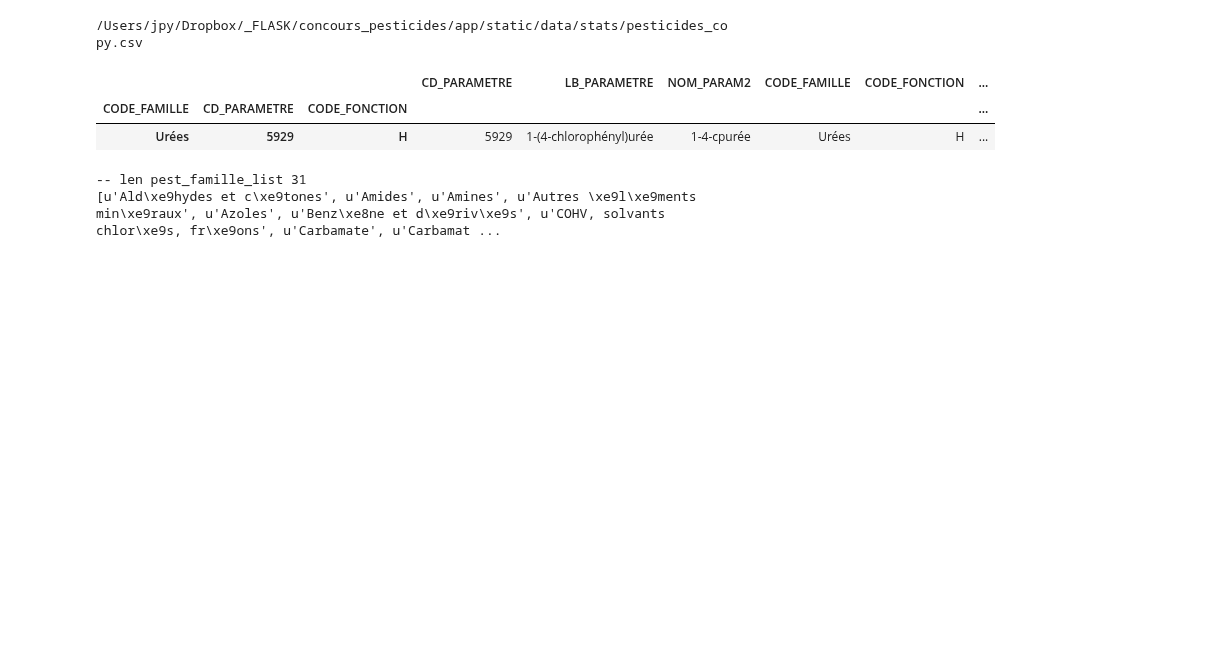
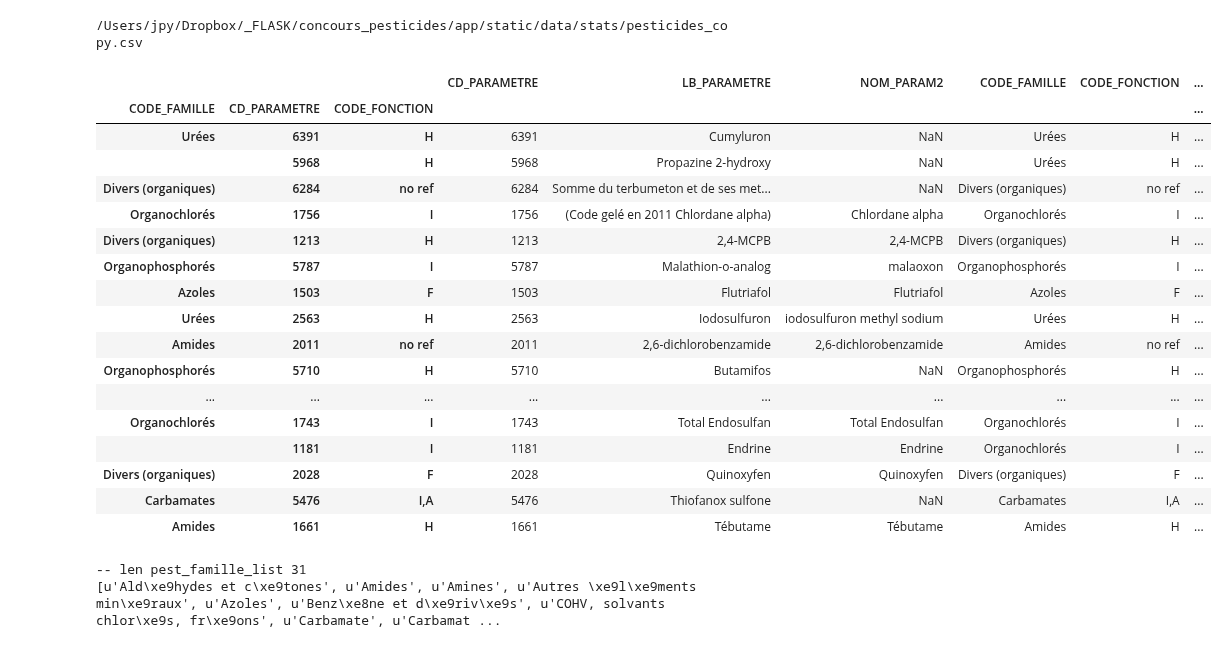
Before and after one commit to JulienParis/hydroviz, a Jupyter notebook: pesticides_analysis_03.ipynb, the cells around one changed output. Saved outputs shown, nothing was run; the diff lists cells and outputs as text; code cells hidden in the pictures; blank space fills up the shorter version.

```diff
--- a/pesticides_analysis_03.ipynb
+++ b/pesticides_analysis_03.ipynb
@@ -460,7 +472,7 @@ def add_danger(row):
     code_CAS = row["CODE_CAS"]
 
     try :
-        danger_level = df_pesticides_dang.loc[code_CAS]["Type"][0]
+        danger_level = df_pesticides_dang.loc[code_CAS]["Type"]
     except :
         danger_level = _missing
 
@@ -530,11 +542,26 @@ df_pesticides.sort_index(inplace=True)
 #print df_pesticides.loc[ (u"Amides", 1661) ]#["Type"]
 # %%
 #df_pesticides["CODE_FONCTION"].head(10)
-df_pesticides.sample()
+df_pesticides.sample(50)
 # %% [output]
 |  |  |  | CD_PARAMETRE | LB_PARAMETRE | NOM_PARAM2 | CODE_FAMILLE | CODE_FONCTION | ... |
 | CODE_FAMILLE | CD_PARAMETRE | CODE_FONCTION |  |  |  |  |  | ... |
-| Urées | 5929 | H | 5929 | 1-(4-chlorophényl)urée | 1-4-cpurée | Urées | H | ... |
+| Urées | 6391 | H | 6391 | Cumyluron | NaN | Urées | H | ... |
+|  | 5968 | H | 5968 | Propazine 2-hydroxy | NaN | Urées | H | ... |
+| Divers (organiques) | 6284 | no ref | 6284 | Somme du terbumeton et de ses met... | NaN | Divers (organiques) | no ref | ... |
+| Organochlorés | 1756 | I | 1756 | (Code gelé en 2011 Chlordane alpha) | Chlordane alpha | Organochlorés | I | ... |
+| Divers (organiques) | 1213 | H | 1213 | 2,4-MCPB | 2,4-MCPB | Divers (organiques) | H | ... |
+| Organophosphorés | 5787 | I | 5787 | Malathion-o-analog | malaoxon | Organophosphorés | I | ... |
+| Azoles | 1503 | F | 1503 | Flutriafol | Flutriafol | Azoles | F | ... |
+| Urées | 2563 | H | 2563 | Iodosulfuron | iodosulfuron methyl sodium | Urées | H | ... |
+| Amides | 2011 | no ref | 2011 | 2,6-dichlorobenzamide | 2,6-dichlorobenzamide | Amides | no ref | ... |
+| Organophosphorés | 5710 | H | 5710 | Butamifos | NaN | Organophosphorés | H | ... |
+| ... | ... | ... | ... | ... | ... | ... | ... | ... |
+| Organochlorés | 1743 | I | 1743 | Total Endosulfan | Total Endosulfan | Organochlorés | I | ... |
+|  | 1181 | I | 1181 | Endrine | Endrine | Organochlorés | I | ... |
+| Divers (organiques) | 2028 | F | 2028 | Quinoxyfen | Quinoxyfen | Divers (organiques) | F | ... |
+| Carbamates | 5476 | I,A | 5476 | Thiofanox sulfone | NaN | Carbamates | I,A | ... |
+| Amides | 1661 | H | 1661 | Tébutame | Tébutame | Amides | H | ... |
 # %%
 pest_famille_list = list(df_pesticides.index.levels[0])
 print "-- len pest_famille_list", len(pest_famille_list)
```
Also changed, not shown: parts of 1 cell of this notebook, 8 other files.
